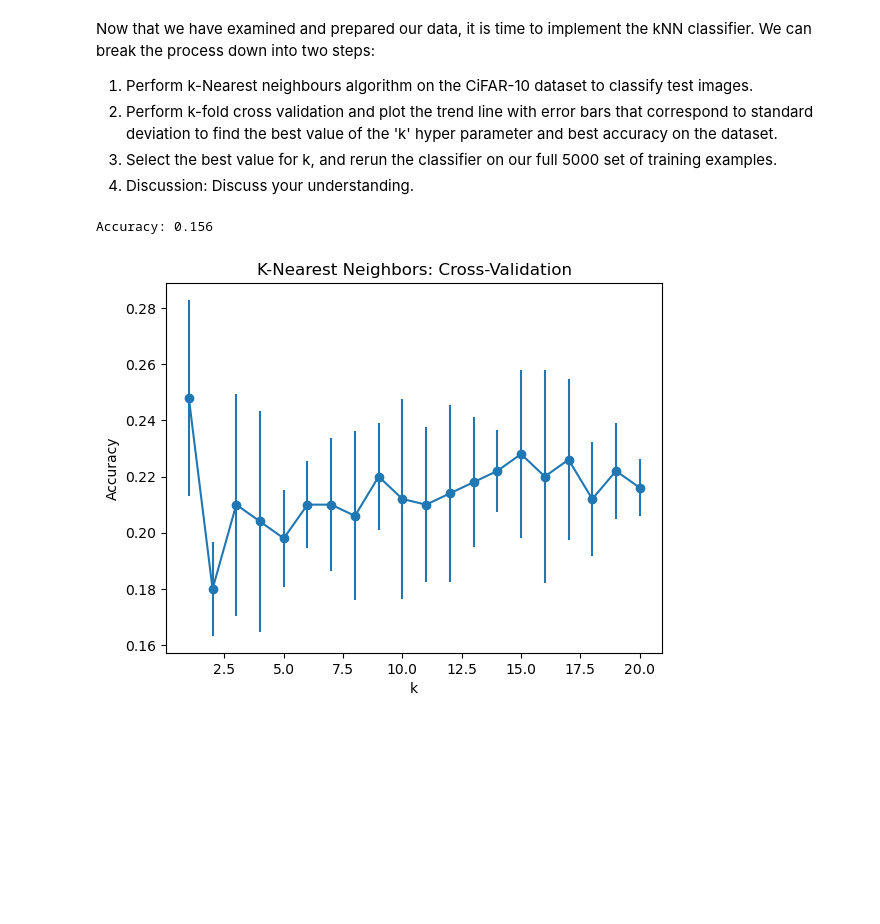
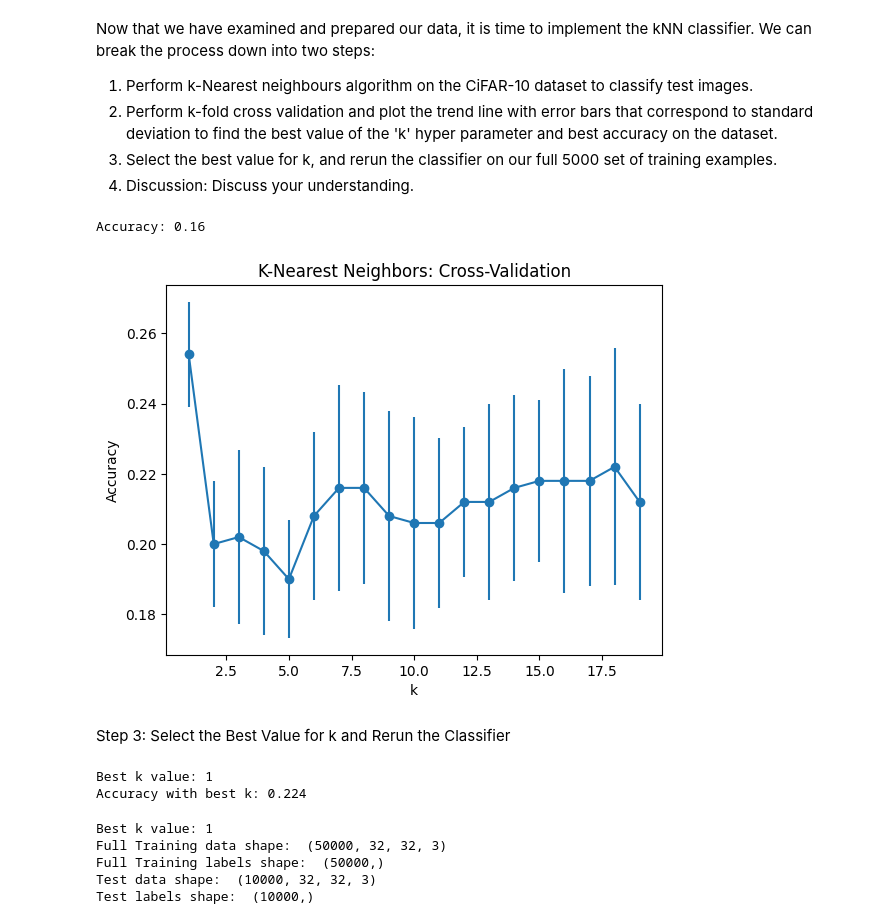
Before and after one commit to melvin018/Computer-Vision-, a Jupyter notebook: knn.ipynb, the cells around one changed output. Saved outputs shown, nothing was run; the diff lists cells and outputs as text; code cells hidden in the pictures; blank space fills up the shorter version.

```diff
--- a/knn.ipynb
+++ b/knn.ipynb
@@ -26,7 +26,7 @@ Data has apparently already been downloaded and unpacked.
 # %% [markdown]
 ## Loading raw files and reading them as training and testing datasets
 # %%
-cifar10_dir = './data/cifar-10-batches-py'
+cifar10_dir = 'data\CIFAR-10\cifar-10-batches-py'
 X_train, y_train, X_test, y_test = data_utils.load_CIFAR10(cifar10_dir)
 
 # Checking the size of the training and testing data
@@ -83,6 +83,12 @@ X_test = np.reshape(X_test, (X_test.shape[0], -1))
 print(X_train.shape, X_test.shape)
 # %% [output]
 (500, 3072) (250, 3072)
+# %%
+from sklearn.preprocessing import StandardScaler
+# Standardize the features for cross-validation
+scaler= StandardScaler()
+X_train = scaler.fit_transform(X_train)
+X_test = scaler.transform(X_test)
 # %% [markdown]
 # K-Nearest Neighbors (k-NN)
 # %% [markdown]
@@ -109,33 +115,53 @@ y_pred = knn.predict(X_test)
 accuracy = accuracy_score(y_test, y_pred)
 print("Accuracy:", accuracy)
 # %% [output]
-Accuracy: 0.156
+Accuracy: 0.16
 # %%
 import numpy as np
 from sklearn.neighbors import KNeighborsClassifier
 from sklearn.model_selection import cross_val_score
 
 import matplotlib.pyplot as plt
 
 # Define the range of k values to test
-k_values = range(1, 21)
+k_values = range(1, 20)
 
 # Initialize lists to store mean accuracy and standard deviation for each k value
 mean_accuracy = []
 std_dev = []
 
 # Perform k-fold cross-validation for each k value
 for k in k_values:
     knn = KNeighborsClassifier(n_neighbors=k)
     scores = cross_val_score(knn, X_train, y_train, cv=5)
     mean_accuracy.append(np.mean(scores))
     std_dev.append(np.std(scores))
 
 # Plot the trend line with error bars
 plt.errorbar(k_values, mean_accuracy, yerr=std_dev, fmt='-o')
 plt.xlabel('k')
 plt.ylabel('Accuracy')
 plt.title('K-Nearest Neighbors: Cross-Validation')
 plt.show()
 # %% [output]
-[figure, old version]
+[figure, new version]
+# %% [markdown]
+Step 3: Select the Best Value for k and Rerun the Classifier
+# %%
+# Find the best k value
+best_k = k_values[np.argmax(mean_accuracy)]
+print("Best k value:", best_k)
+
+# Train the classifier using the best k value on the full training set
+knn = KNeighborsClassifier(n_neighbors=best_k)
+knn.fit(X_train, y_train)
+
+# Predict the labels for the test data
+y_pred = knn.predict(X_test)
+
+# Calculate the accuracy of the classifier
+accuracy = accuracy_score(y_test, y_pred)
+print("Accuracy with best k:", accuracy)
+# %% [output]
+Best k value: 1
+Accuracy with best k: 0.224
@@ -141,0 +192,26 @@ plt.show()
+# %%
+import os
+# Find the best k value
+best_k = k_values[np.argmax(mean_accuracy)]
+print("Best k value:", best_k)
+
+# Function to reload the CIFAR-10 dataset
+def reload_full_cifar10():
+    cifar10_dir = 'data\CIFAR-10\cifar-10-batches-py'
+    X_train_full, y_train_full, X_test, y_test = load_CIFAR10(cifar10_dir)
+    return X_train_full, y_train_full, X_test, y_test
+
+# Reload the full dataset
+X_train_full, y_train_full, X_test, y_test = reload_full_cifar10()
+
+# Checking the size of the full training and testing data
+print('Full Training data shape: ', X_train_full.shape)
+print('Full Training labels shape: ', y_train_full.shape)
+print('Test data shape: ', X_test.shape)
+print('Test labels shape: ', y_test.shape)
+# %% [output]
+Best k value: 1
+Full Training data shape:  (50000, 32, 32, 3)
+Full Training labels shape:  (50000,)
+Test data shape:  (10000, 32, 32, 3)
+Test labels shape:  (10000,)
```
Also changed, not shown: parts of 5 cells of this notebook.
